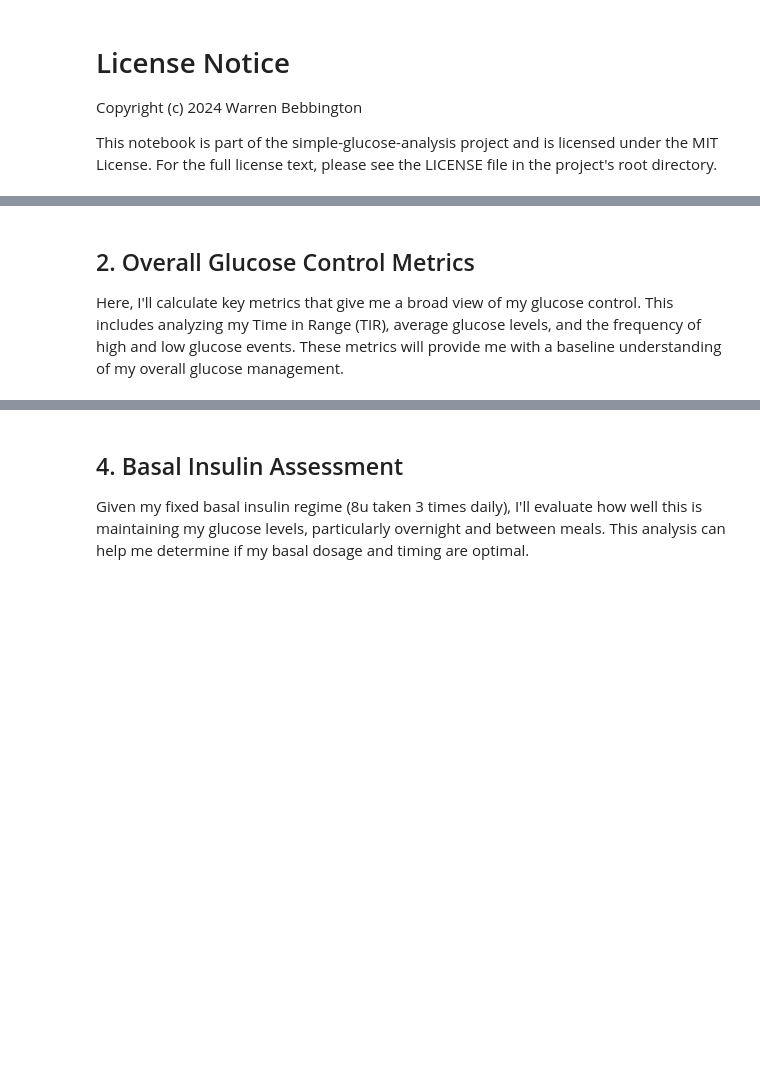
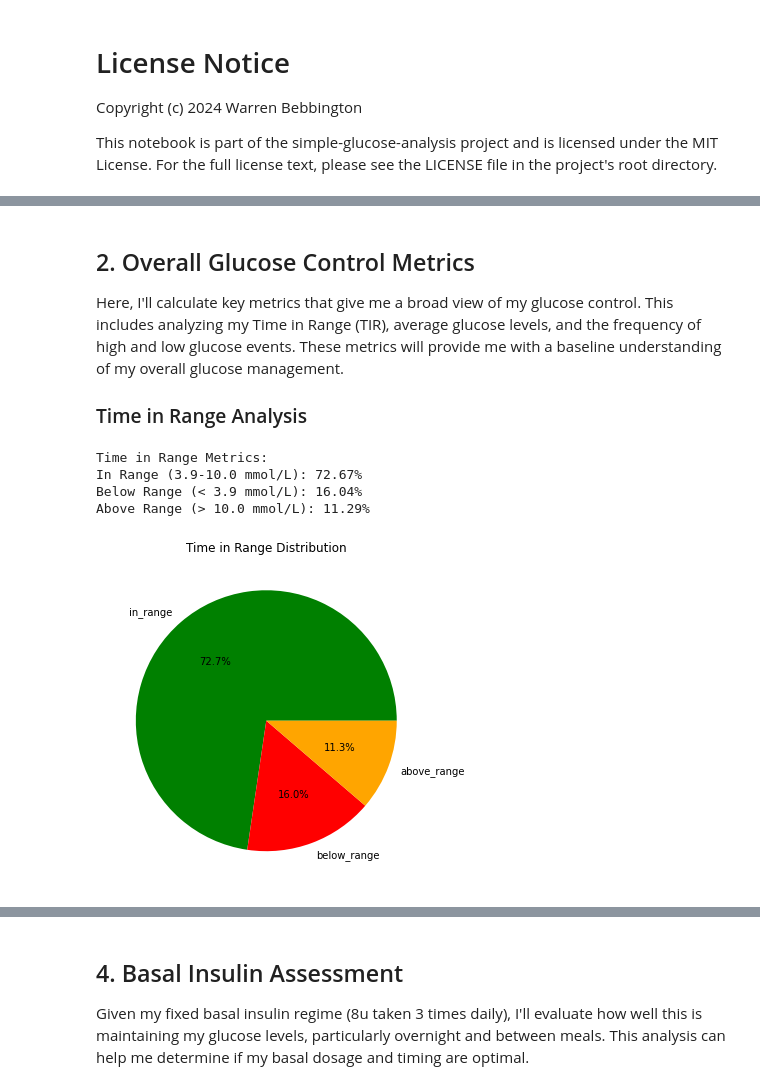
Before and after one commit to Warren8824/simple-glucose-analysis, a Jupyter notebook: glucose_analysis.ipynb, the cells around one changed output, grey strips where cells are left out. Cells and saved outputs as stored; diff of their text form; code cells hidden in the pictures; blank space fills up the shorter version.

Commit message:
Clean up preprocessing notebook. Load data, Time in Range analysis, Glucose variablity analysis, Insulin sensitivity factor analysis complete.

```diff
--- a/glucose_analysis.ipynb
+++ b/glucose_analysis.ipynb
@@ -73,6 +74,4 @@ import seaborn as sns
 from scipy import stats
 # %%
 # Load my data
-cgm_data = pd.read_csv('data/my_cgm_data.csv')
-insulin_data = pd.read_csv('data/my_insulin_data.csv')
-carb_data = pd.read_csv('data/my_carb_data.csv')
+df = pd.read_csv('data/sample_data.csv', index_col=0)
@@ -79,3 +156,39 @@ carb_data = pd.read_csv('data/my_carb_data.csv')
 # %% [markdown]
 ## 2. Overall Glucose Control Metrics
 Here, I'll calculate key metrics that give me a broad view of my glucose control. This includes analyzing my Time in Range (TIR), average glucose levels, and the frequency of high and low glucose events. These metrics will provide me with a baseline understanding of my overall glucose management.
+
+### Time in Range Analysis
+# %%
+def calculate_tir(data):
+    total_readings = len(data)
+    in_range = ((data >= 3.9) & (data <= 10.0)).sum()
+    below_range = (data < 3.9).sum()
+    above_range = (data > 10.0).sum()
+
+    return {
+        'in_range': in_range / total_readings * 100,
+        'below_range': below_range / total_readings * 100,
+        'above_range': above_range / total_readings * 100
+    }
+
+tir = calculate_tir(df['glucose'])
+print("Time in Range Metrics:")
+print(f"In Range (3.9-10.0 mmol/L): {tir['in_range']:.2f}%")
+print(f"Below Range (< 3.9 mmol/L): {tir['below_range']:.2f}%")
+print(f"Above Range (> 10.0 mmol/L): {tir['above_range']:.2f}%")
+# %% [output]
+Time in Range Metrics:
+In Range (3.9-10.0 mmol/L): 72.67%
+Below Range (< 3.9 mmol/L): 16.04%
+Above Range (> 10.0 mmol/L): 11.29%
+# %%
+# Define colors for each section: green for in-range, red for below, yellow for above
+colors = ['green', 'red', 'orange']
+
+# Visualize Time in Range
+plt.figure(figsize=(10, 6))
+plt.pie(tir.values(), labels=tir.keys(), autopct='%1.1f%%', colors=colors)
+plt.title('Time in Range Distribution')
+plt.show()
+# %% [output]
+[figure, added]
```
Also changed, not shown: parts of 16 cells of this notebook, 1 other file.
